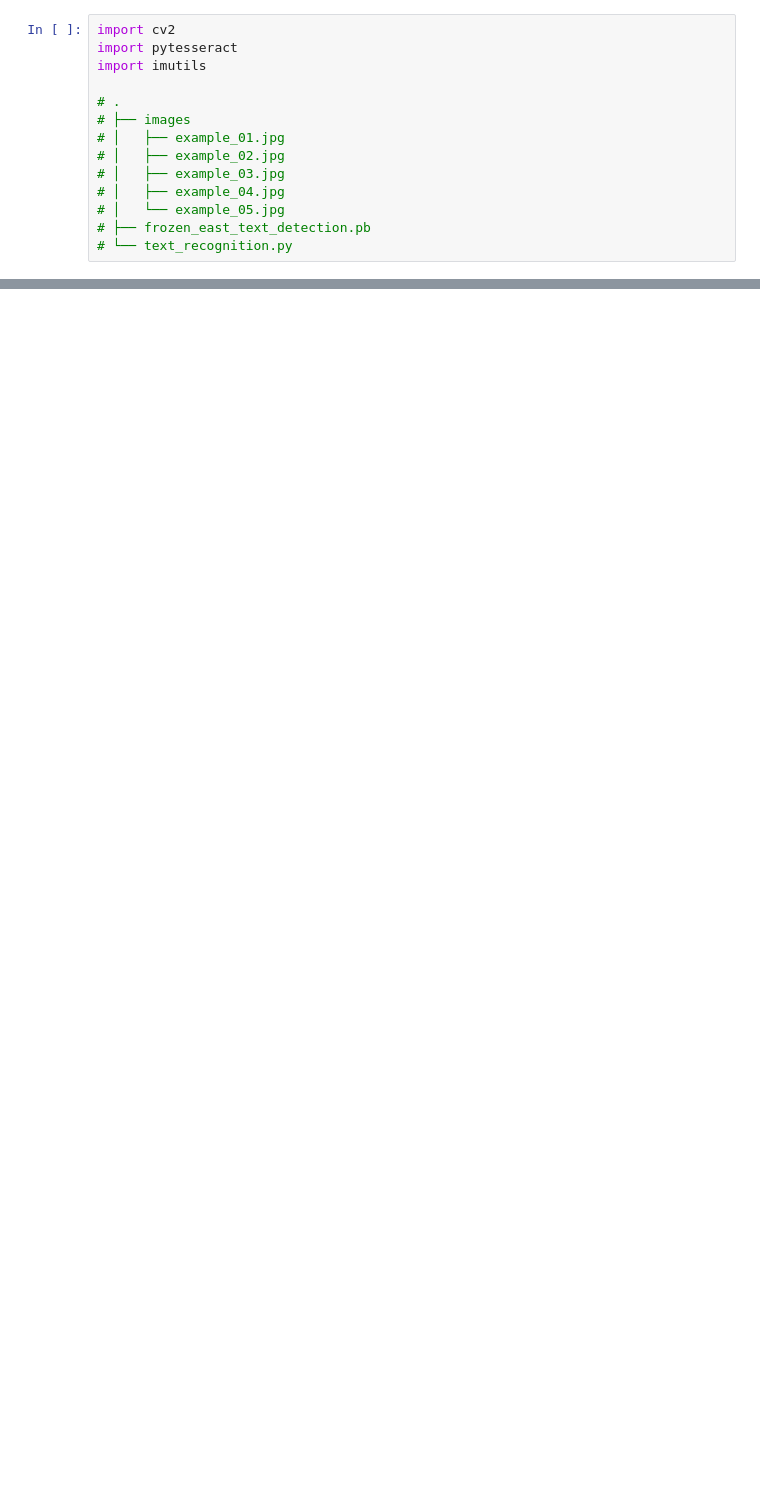
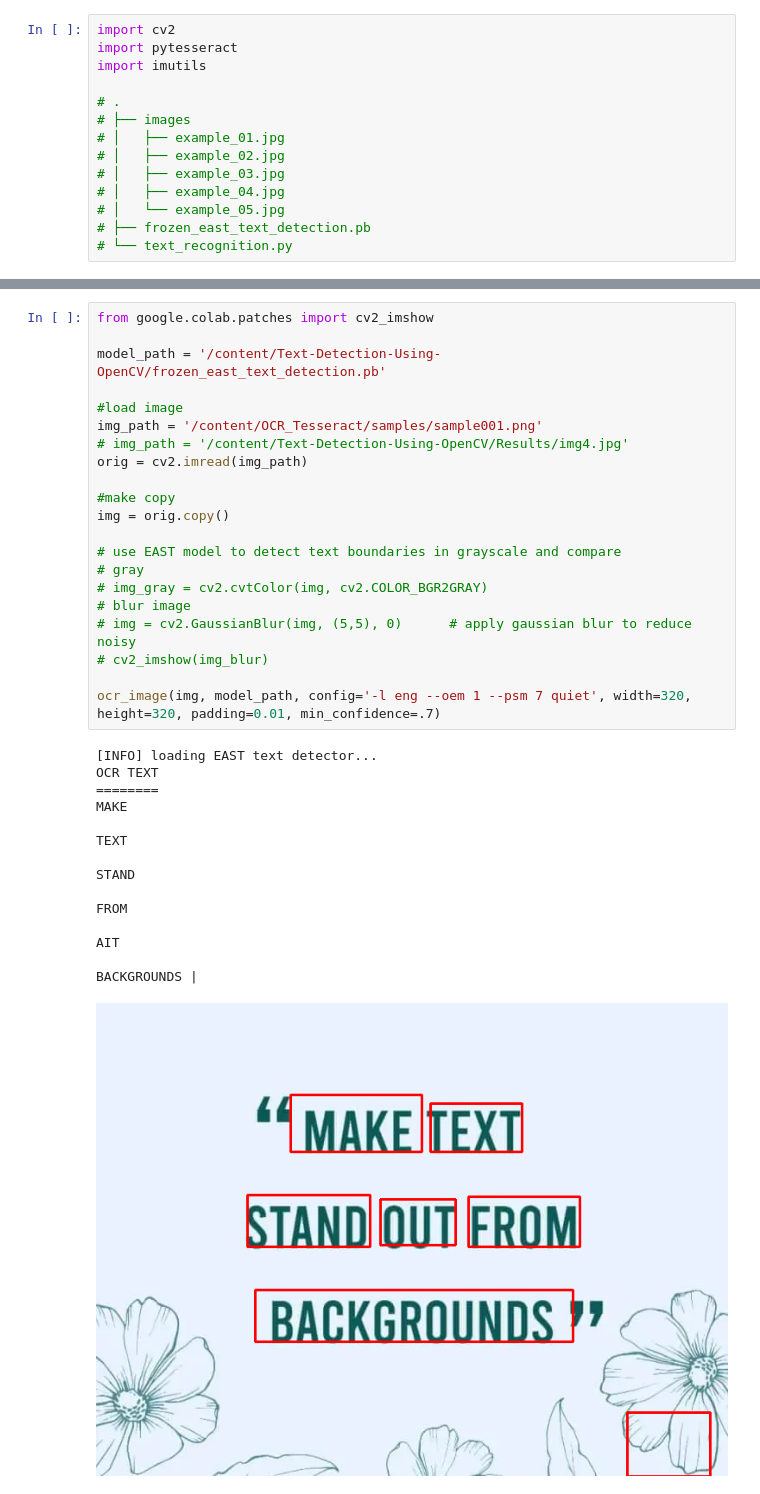
Before and after one commit to allansuzuki/OCR_Tesseract, a Jupyter notebook: OCR_Tesseract_with_OpenCV.ipynb, the cells around one changed output, grey strips where cells are left out. Cells and saved outputs as stored; diff of their text form; blank space fills up the shorter version.

```diff
--- a/OCR_Tesseract_with_OpenCV.ipynb
+++ b/OCR_Tesseract_with_OpenCV.ipynb
@@ -221,0 +244,37 @@ STAND OUT FROM
+# %%
+from google.colab.patches import cv2_imshow
+
+model_path = '/content/Text-Detection-Using-OpenCV/frozen_east_text_detection.pb'
+
+#load image
+img_path = '/content/OCR_Tesseract/samples/sample001.png'
+# img_path = '/content/Text-Detection-Using-OpenCV/Results/img4.jpg'
+orig = cv2.imread(img_path)
+
+#make copy
+img = orig.copy()
+
+# use EAST model to detect text boundaries in grayscale and compare
+# gray
+# img_gray = cv2.cvtColor(img, cv2.COLOR_BGR2GRAY)
+# blur image
+# img = cv2.GaussianBlur(img, (5,5), 0)      # apply gaussian blur to reduce noisy
+# cv2_imshow(img_blur)
+
+ocr_image(img, model_path, config='-l eng --oem 1 --psm 7 quiet', width=320, height=320, padding=0.01, min_confidence=.7)
+# %% [output]
+[INFO] loading EAST text detector...
+OCR TEXT
+========
+MAKE
+
+TEXT
+
+STAND
+
+FROM
+
+AIT
+
+BACKGROUNDS |
+[figure, added]
```
Also changed, not shown: parts of 10 cells of this notebook.
